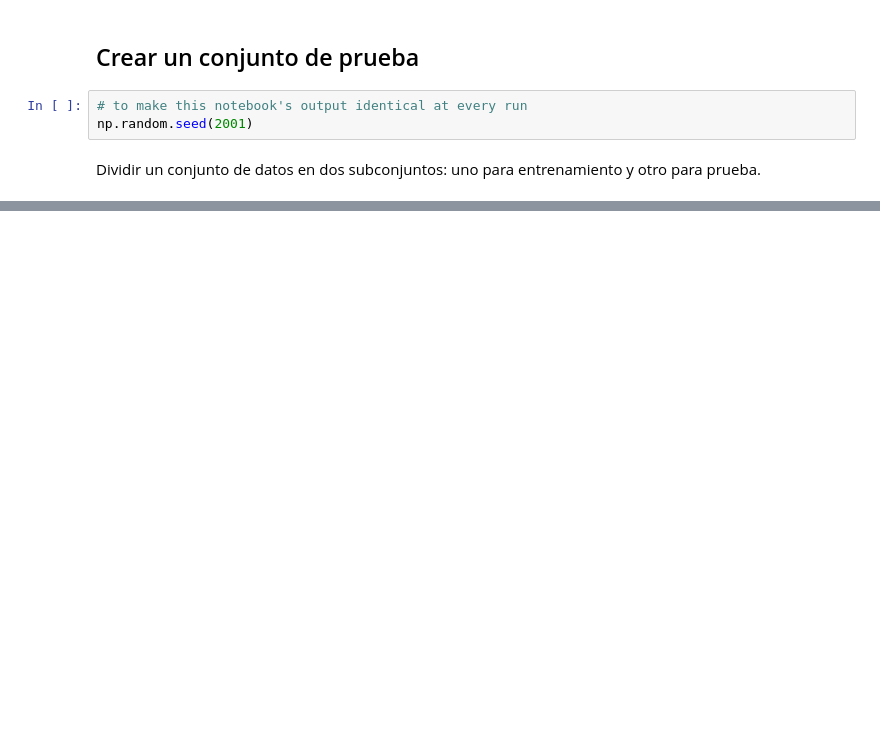
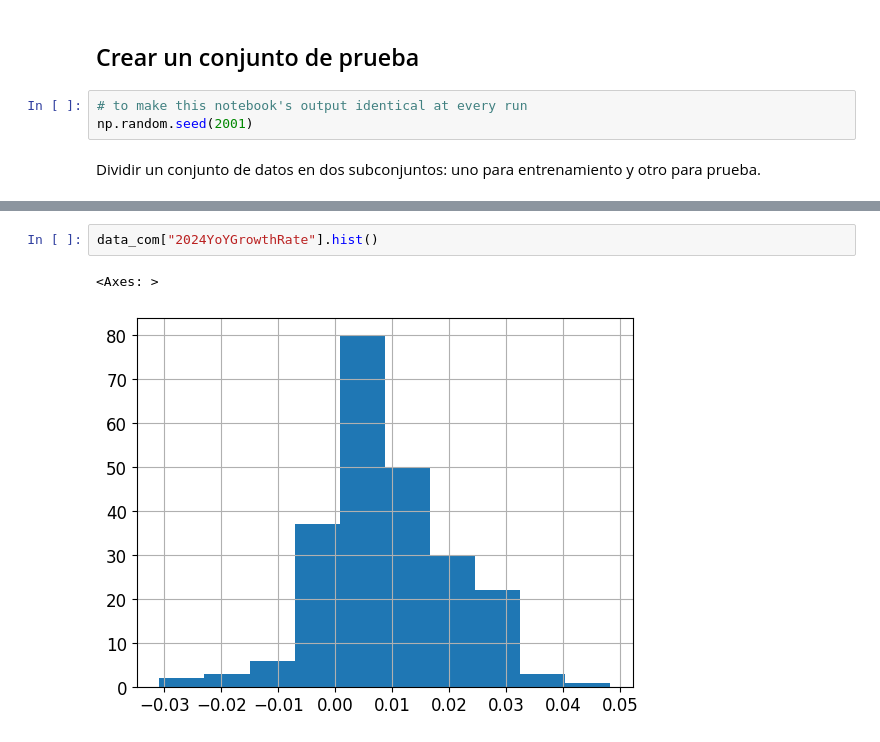
Before and after one commit to Sebastian-Landeo/Predecir-Poblaci-n-Mundial-ML, a Jupyter notebook: PredecirPoblaciónMundial_MachineLearning.ipynb, the cells around one changed output, grey strips where cells are left out. Drawn from its saved outputs; the diff is of its cells as text; blank space fills up the shorter version.

```diff
--- a/PredecirPoblaciónMundial_MachineLearning.ipynb
+++ b/PredecirPoblaciónMundial_MachineLearning.ipynb
@@ -241,0 +344,5 @@ Dividir un conjunto de datos en dos subconjuntos: uno para entrenamiento y otro
+# %%
+data_com["2024YoYGrowthRate"].hist()
+# %% [output]
+<Axes: >
+[figure, added]
```
Also changed, not shown: parts of 35 cells of this notebook.
